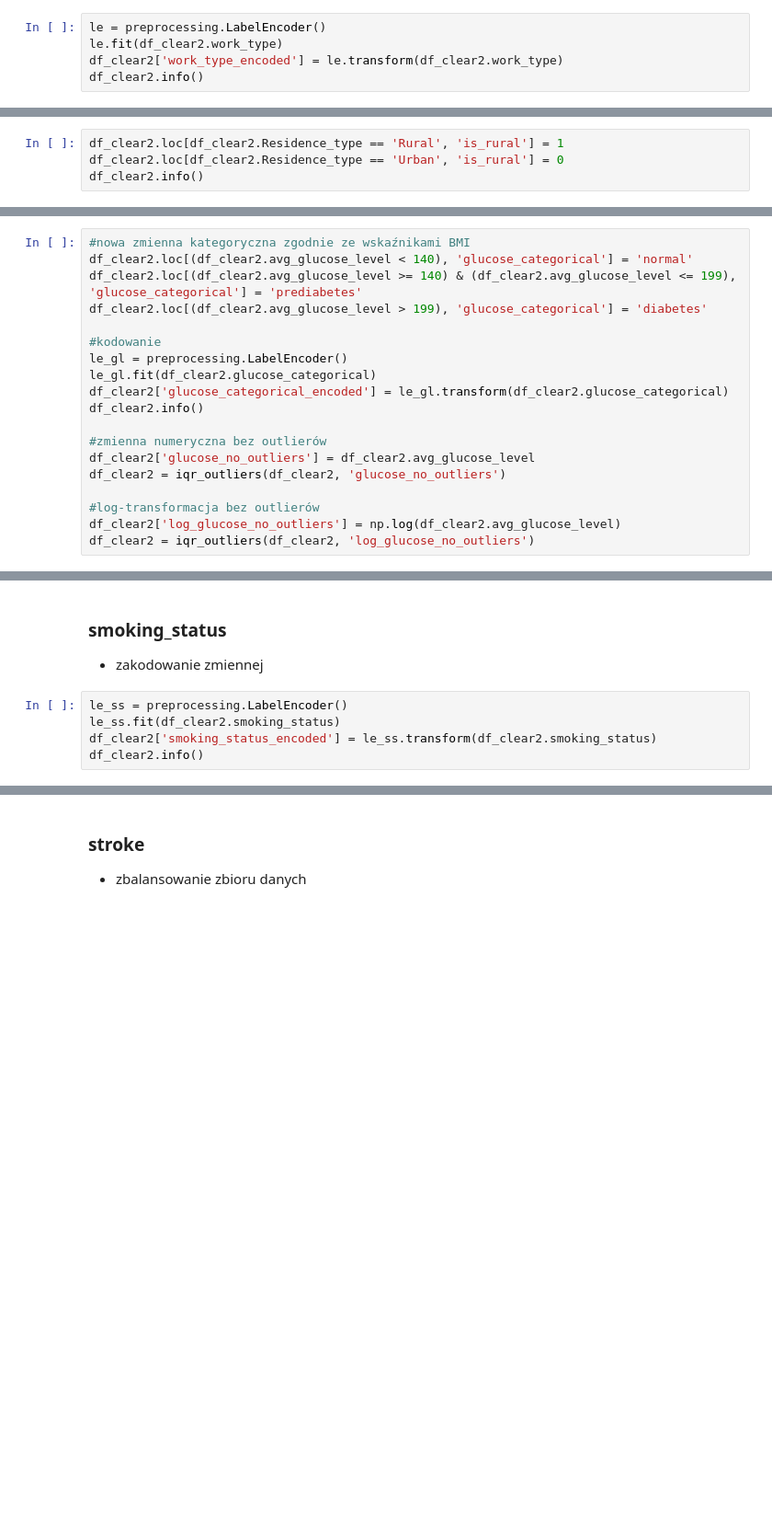
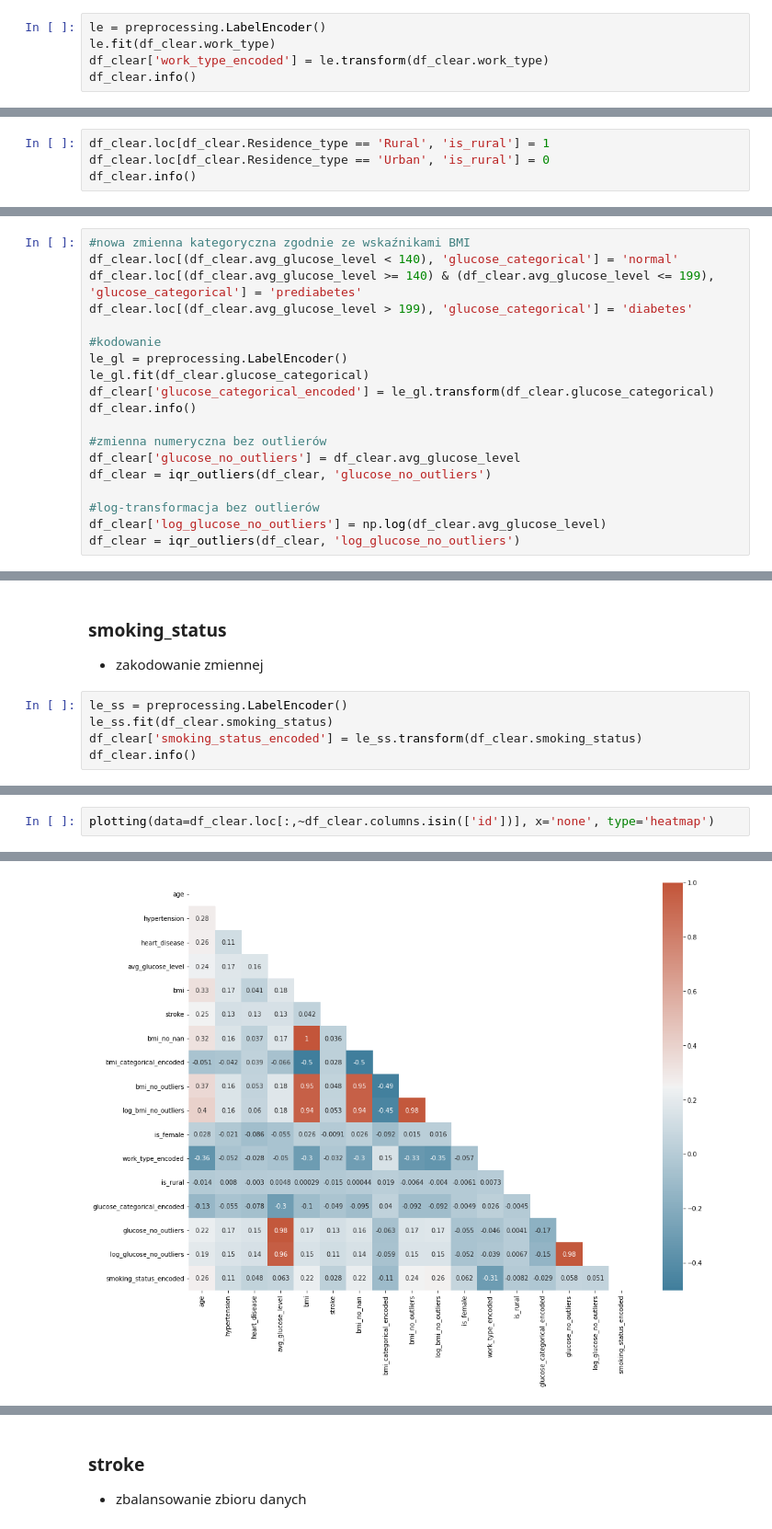
Before and after one commit to szpwski/stat_II_stroke_prediction, a Jupyter notebook: STAT_II_PROJECT.ipynb, the cells around one changed output, grey strips where cells are left out. Shown at 92% size. Drawn from its saved outputs; the diff is of its cells as text; blank space fills up the shorter version.

```diff
--- a/STAT_II_PROJECT.ipynb
+++ b/STAT_II_PROJECT.ipynb
@@ -503,6 +406,6 @@ memory usage: 758.4+ KB
 - zakodowanie zmiennej
 # %%
 le = preprocessing.LabelEncoder()
-le.fit(df_clear2.work_type)
-df_clear2['work_type_encoded'] = le.transform(df_clear2.work_type)
-df_clear2.info()
+le.fit(df_clear.work_type)
+df_clear['work_type_encoded'] = le.transform(df_clear.work_type)
+df_clear.info()
@@ -528,6 +413,6 @@ memory usage: 798.3+ KB
 ### Residence_type
 - zakodowanie zmiennej
 # %%
-df_clear2.loc[df_clear2.Residence_type == 'Rural', 'is_rural'] = 1
-df_clear2.loc[df_clear2.Residence_type == 'Urban', 'is_rural'] = 0
-df_clear2.info()
+df_clear.loc[df_clear.Residence_type == 'Rural', 'is_rural'] = 1
+df_clear.loc[df_clear.Residence_type == 'Urban', 'is_rural'] = 0
+df_clear.info()
@@ -556,22 +423,22 @@ memory usage: 838.2+ KB
 - log-transformacja zmiennej oraz wykrycie ich metodą IQR oraz ograniczenie ich wartości na 0.9 kwantyl oraz 0.1 kwantyl
 # %%
 #nowa zmienna kategoryczna zgodnie ze wskaźnikami BMI
-df_clear2.loc[(df_clear2.avg_glucose_level < 140), 'glucose_categorical'] = 'normal'
-df_clear2.loc[(df_clear2.avg_glucose_level >= 140) & (df_clear2.avg_glucose_level <= 199), 'glucose_categorical'] = 'prediabetes'
-df_clear2.loc[(df_clear2.avg_glucose_level > 199), 'glucose_categorical'] = 'diabetes'
+df_clear.loc[(df_clear.avg_glucose_level < 140), 'glucose_categorical'] = 'normal'
+df_clear.loc[(df_clear.avg_glucose_level >= 140) & (df_clear.avg_glucose_level <= 199), 'glucose_categorical'] = 'prediabetes'
+df_clear.loc[(df_clear.avg_glucose_level > 199), 'glucose_categorical'] = 'diabetes'
 
 #kodowanie
 le_gl = preprocessing.LabelEncoder()
-le_gl.fit(df_clear2.glucose_categorical)
-df_clear2['glucose_categorical_encoded'] = le_gl.transform(df_clear2.glucose_categorical)
-df_clear2.info()
+le_gl.fit(df_clear.glucose_categorical)
+df_clear['glucose_categorical_encoded'] = le_gl.transform(df_clear.glucose_categorical)
+df_clear.info()
 
 #zmienna numeryczna bez outlierów
-df_clear2['glucose_no_outliers'] = df_clear2.avg_glucose_level
-df_clear2 = iqr_outliers(df_clear2, 'glucose_no_outliers')
+df_clear['glucose_no_outliers'] = df_clear.avg_glucose_level
+df_clear = iqr_outliers(df_clear, 'glucose_no_outliers')
 
 #log-transformacja bez outlierów
-df_clear2['log_glucose_no_outliers'] = np.log(df_clear2.avg_glucose_level)
-df_clear2 = iqr_outliers(df_clear2, 'log_glucose_no_outliers')
+df_clear['log_glucose_no_outliers'] = np.log(df_clear.avg_glucose_level)
+df_clear = iqr_outliers(df_clear, 'log_glucose_no_outliers')
 # %%
 for col, types in zip(['glucose_categorical', 'glucose_no_outliers', 'log_glucose_no_outliers'], ['class_hist','class_hist_box','class_hist_box']):
@@ -587,6 +450,6 @@ Najbardziej liczna jest grupa osób z prawidłowym kategorią średniego poziomu
 - zakodowanie zmiennej
 # %%
 le_ss = preprocessing.LabelEncoder()
-le_ss.fit(df_clear2.smoking_status)
-df_clear2['smoking_status_encoded'] = le_ss.transform(df_clear2.smoking_status)
-df_clear2.info()
+le_ss.fit(df_clear.smoking_status)
+df_clear['smoking_status_encoded'] = le_ss.transform(df_clear.smoking_status)
+df_clear.info()
@@ -610,0 +458,3 @@ memory usage: 997.9+ KB
+# %%
+plotting(data=df_clear.loc[:,~df_clear.columns.isin(['id'])], x='none', type='heatmap')
+# %% [output]
@@ -610,0 +462 @@ memory usage: 997.9+ KB
+[figure, added]
```
Also changed, not shown: parts of 49 cells of this notebook.
